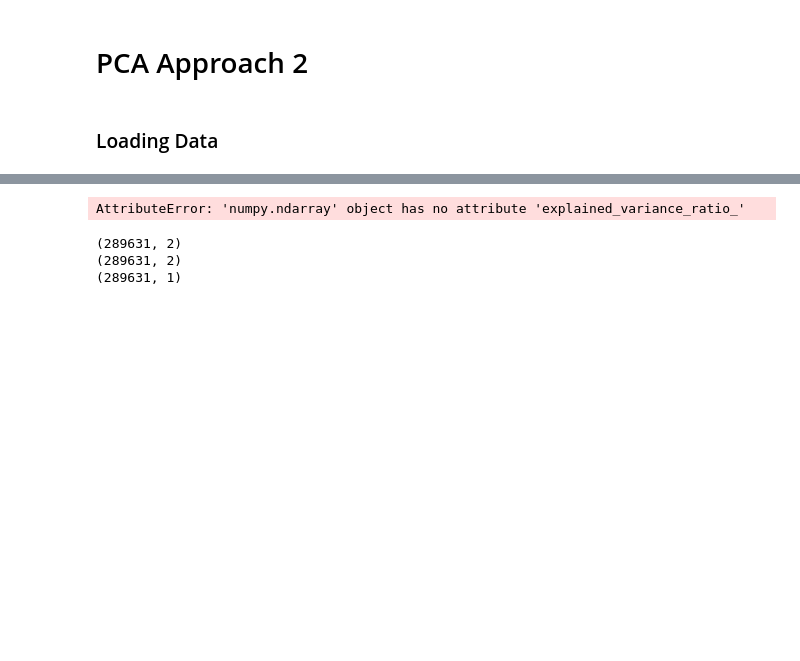
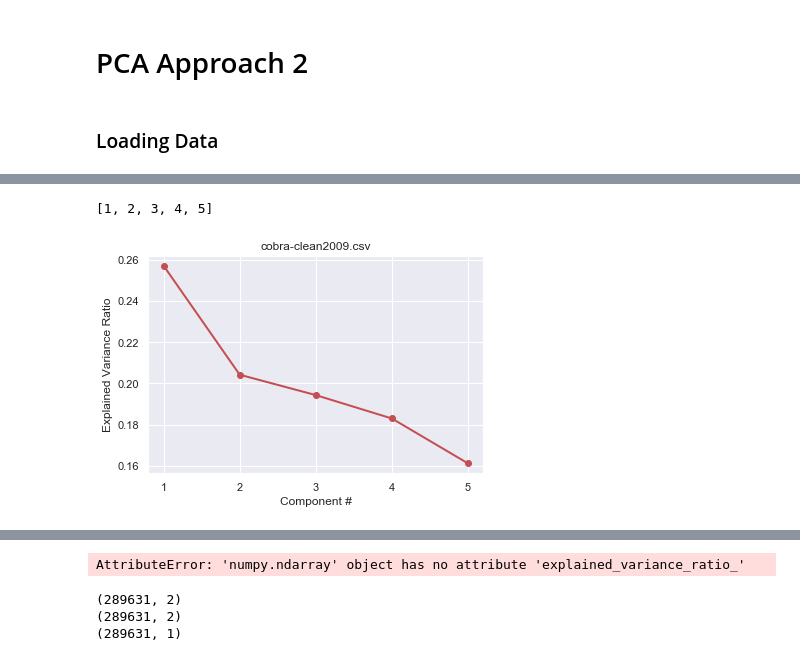
Before and after one commit to sanjeevprasada/AtlantaCrime, a Jupyter notebook: Dimensionality Reduction (PCA).ipynb, the cells around one changed output, grey strips where cells are left out. Drawn from its saved outputs; the diff is of its cells as text; code cells hidden in the pictures; blank space fills up the shorter version.

```diff
--- a/Dimensionality Reduction (PCA).ipynb
+++ b/Dimensionality Reduction (PCA).ipynb
@@ -180,0 +203,15 @@ Explained variance ratio of the first two components: [0.25716215 0.2042515 ]
+# %%
+## PCA for cobra-clean2009.csv
+# Features: Occur Time, UCR #, Longitude, Latitude, Day of Week
+
+num_compo = [i+1 for i in range(len(explained_variance_pca))]
+print(num_compo)
+plt.plot(num_compo, explained_variance_pca, 'ro-', linewidth=2)
+plt.title("cobra-clean2009.csv")
+plt.xticks(num_compo)
+plt.xlabel("Component #")
+plt.ylabel("Explained Variance Ratio")
+plt.show()
+# %% [output]
+[1, 2, 3, 4, 5]
+[figure, added]
```
Also changed, not shown: parts of 14 cells of this notebook.
